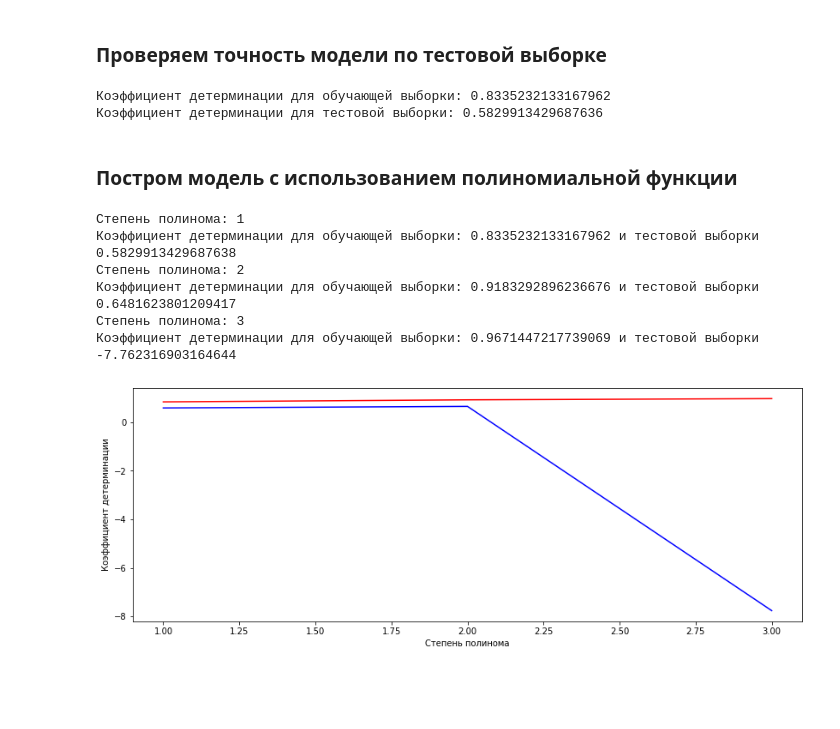
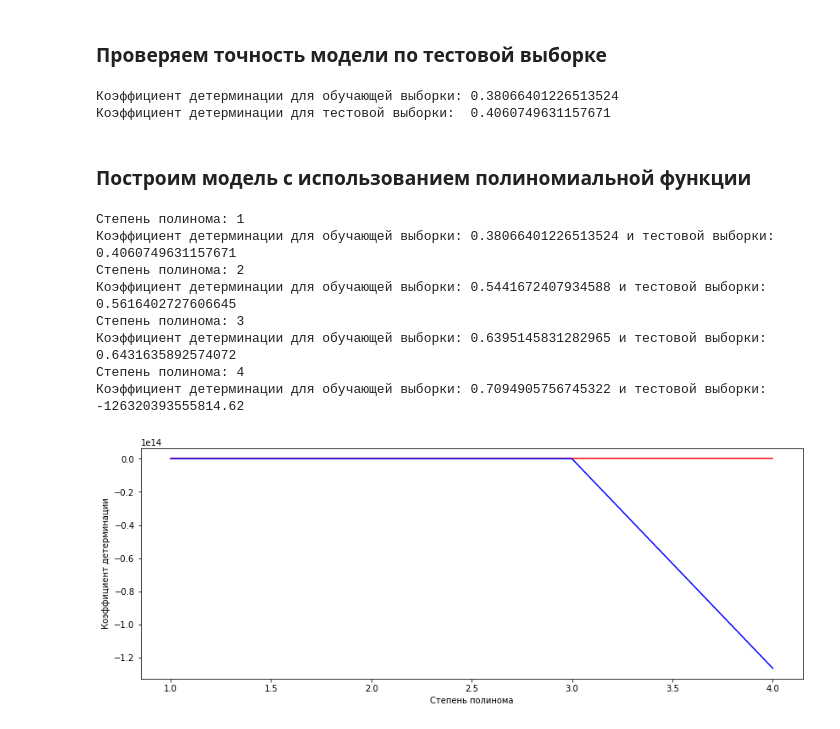
Before and after one commit to AlexyNat/ml, a Jupyter notebook: Lab3.ipynb, the cells around one changed output. Saved outputs shown, nothing was run; the diff lists cells and outputs as text; code cells hidden in the pictures; blank space fills up the shorter version.

```diff
--- a/Lab3.ipynb
+++ b/Lab3.ipynb
@@ -54,19 +56,28 @@
 <h3>Получаем данные из файла</h3>
 # %%
 import pandas as pd
+from sklearn.utils import shuffle
+import numpy as np
 
 # устанавливаем признаки и целевые значения
-features = 'season','yr','mnth','holiday','weekday','workingday','weathersit','temp','atemp','hum','windspeed'
-target = 'registered', # casual,registered,cnt
+features = ['yr','mnth','hr','season','holiday','weekday','workingday','weathersit','temp','atemp','hum','windspeed']
+target = ['cnt'] # casual,registered,cnt
 
 # получаем данные
-data = pd.read_csv('lab3_ml/bike_sharing.csv')
+data = pd.read_csv('sample_data/hour.csv')
 data = data.loc[:, features + target]
+print('Число данных: ', data.shape)
 # %% [markdown]
 <h3>Разделяем данные</h3>
 # %%
-scale = 0.82
-split = int(data.shape[0] * scale)
+scale = 0.7
+split = np.floor(data.shape[0] * scale).astype(int)
 
-train = data.loc[:split - 1, features], data.loc[:split - 1, target]
-test = data.loc[split:, features].reset_index(drop=True), data.loc[split:, target].reset_index(drop=True)
+idx = np.random.permutation(data.shape[0])
+idx_train = idx[:split]
+idx_test = idx[split:]
+
+train = list((data.loc[idx_train, features], data.loc[idx_train, target]))
+test =  list((data.loc[idx_test, features].reset_index(drop=True), data.loc[idx_test, target].reset_index(drop=True)))
+print('Тренеровочные данные: ', train[0].shape, train[1].shape)
+print('Тестовые данные: ', test[0].shape, test[1].shape)
@@ -73,3 +89,9 @@ test = data.loc[split:, features].reset_index(drop=True), data.loc[split:, targe
+# %%
+from sklearn.preprocessing import StandardScaler
+
+scaler = StandardScaler()
+train[0] = scaler.fit_transform(train[0])
+test[0] = scaler.transform(test[0])
 # %% [markdown]
 <h3>Обучаем модель линейной регрессии по обучающей выборке</h3>
 # %%
@@ -88,58 +110,60 @@ predict_test = m.predict(test[0])
 # %% [markdown]
 <h3>Проверяем точность модели по тестовой выборке</h3>
 # %%
-# пределение точности модели по коэффициенту детерминации
+# определение точности модели по коэффициенту детерминации
 from sklearn.metrics import r2_score
 
-print('Коэффициент детерминации для обучающей выборки: {}'.format(r2_score(train[1], predict_train)))
-print('Коэффициент детерминации для тестовой выборки: {}'.format(r2_score(test[1], predict_test)))
+print(f'Коэффициент детерминации для обучающей выборки: {r2_score(train[1], predict_train)}')
+print(f'Коэффициент детерминации для тестовой выборки:  {r2_score(test[1], predict_test)}')
 # %% [output]
-Коэффициент детерминации для обучающей выборки: 0.8335232133167962
-Коэффициент детерминации для тестовой выборки: 0.5829913429687636
+Коэффициент детерминации для обучающей выборки: 0.38066401226513524
+Коэффициент детерминации для тестовой выборки:  0.4060749631157671
 # %% [markdown]
-<h3>Постром модель с использованием полиномиальной функции</h3>
+<h3>Построим модель с использованием полиномиальной функции</h3>
 # %%
 from sklearn.preprocessing import PolynomialFeatures as PModel
 from sklearn.linear_model import LinearRegression as LModel
 from sklearn.pipeline import Pipeline
 import matplotlib.pyplot as plt
 
-degrees = (1, 2, 3) # степень полинома
+degrees = (1, 2, 3, 4, ) # степень полинома
 plt.figure(figsize=(14, 5))
 
 train_pred_list = []
 test_pred_list = []
 
 for _, degree in enumerate(degrees):
   polynomial_features = PModel(degree=degree, include_bias=False)
   linear_regression = LModel()
   pipeline = Pipeline([("polynomial_features", polynomial_features),
                          ("linear_regression", linear_regression)])
 
   # Обучение модели
   pipeline.fit(train[0], train[1])
 
   # Предсказываем целевые значения
   predict_train = pipeline.predict(train[0])
   predict_test = pipeline.predict(test[0])
 
   train_pred_list.append(r2_score(train[1], predict_train))
   test_pred_list.append(r2_score(test[1], predict_test))
 
 
   print(f'Степень полинома: {degree}')
   print(f'Коэффициент детерминации для обучающей выборки: {train_pred_list[-1]} \
-и тестовой выборки {test_pred_list[-1]}')
+и тестовой выборки: {test_pred_list[-1]}')
 
 plt.xlabel("Степень полинома")
 plt.ylabel("Коэффициент детерминации")
 plt.plot(degrees, train_pred_list, "r-", degrees, test_pred_list,"b-")
 plt.show()
 # %% [output]
 Степень полинома: 1
-Коэффициент детерминации для обучающей выборки: 0.8335232133167962 и тестовой выборки 0.5829913429687638
+Коэффициент детерминации для обучающей выборки: 0.38066401226513524 и тестовой выборки: 0.4060749631157671
 Степень полинома: 2
-Коэффициент детерминации для обучающей выборки: 0.9183292896236676 и тестовой выборки 0.6481623801209417
+Коэффициент детерминации для обучающей выборки: 0.5441672407934588 и тестовой выборки: 0.5616402727606645
 Степень полинома: 3
-Коэффициент детерминации для обучающей выборки: 0.9671447217739069 и тестовой выборки -7.762316903164644
+Коэффициент детерминации для обучающей выборки: 0.6395145831282965 и тестовой выборки: 0.6431635892574072
+Степень полинома: 4
+Коэффициент детерминации для обучающей выборки: 0.7094905756745322 и тестовой выборки: -126320393555814.62
-[figure, old version]
+[figure, new version]
```
Also changed, not shown: parts of 6 cells of this notebook.
